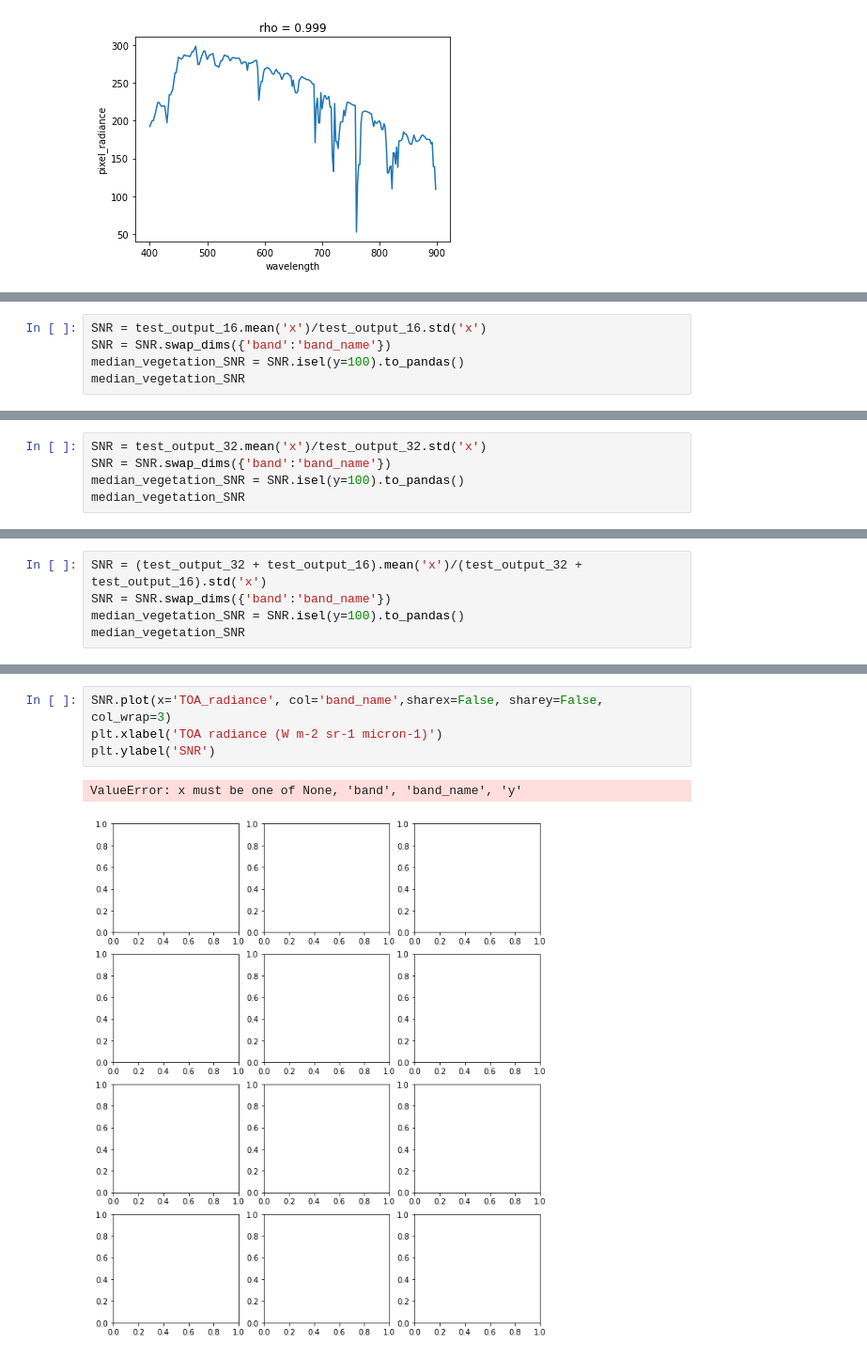
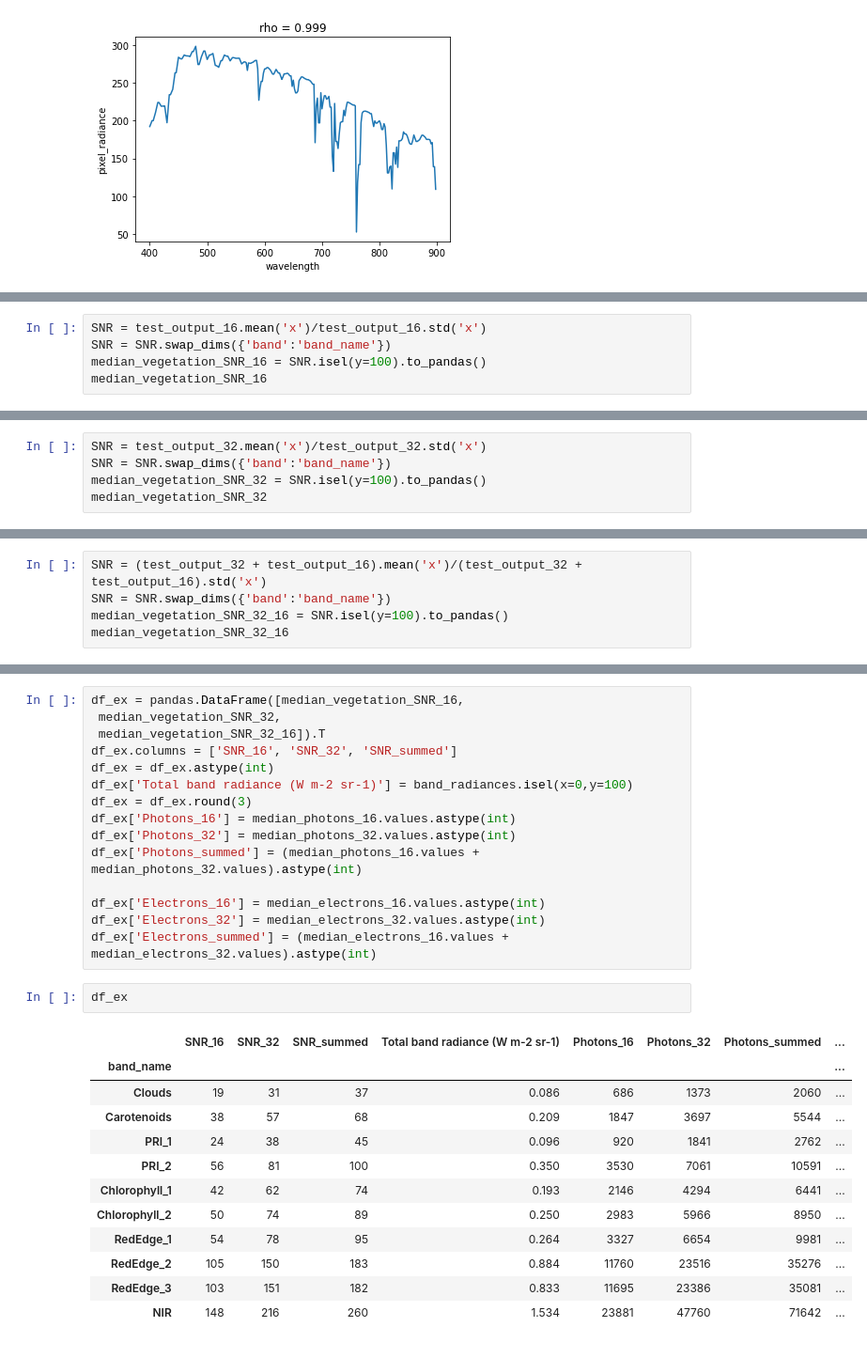
Before and after one commit to joe-fennell/pyeosim, a Jupyter notebook: 3_SNR.ipynb, the cells around one changed output, grey strips where cells are left out. Shown at 94% size. Saved outputs shown, nothing was run; the diff lists cells and outputs as text.

Commit message:
updated methodology in report and corrected errors in code

```diff
--- a/3_SNR.ipynb
+++ b/3_SNR.ipynb
@@ -72,7 +110,7 @@ test_output_32.isel(band=8).plot()
 # %%
 SNR = test_output_16.mean('x')/test_output_16.std('x')
 SNR = SNR.swap_dims({'band':'band_name'})
-median_vegetation_SNR = SNR.isel(y=100).to_pandas()
-median_vegetation_SNR
+median_vegetation_SNR_16 = SNR.isel(y=100).to_pandas()
+median_vegetation_SNR_16
 # %% [output]
 band_name
@@ -90,7 +128,7 @@ dtype: float64
 # %%
 SNR = test_output_32.mean('x')/test_output_32.std('x')
 SNR = SNR.swap_dims({'band':'band_name'})
-median_vegetation_SNR = SNR.isel(y=100).to_pandas()
-median_vegetation_SNR
+median_vegetation_SNR_32 = SNR.isel(y=100).to_pandas()
+median_vegetation_SNR_32
 # %% [output]
 band_name
@@ -108,7 +146,7 @@ dtype: float64
 # %%
 SNR = (test_output_32 + test_output_16).mean('x')/(test_output_32 + test_output_16).std('x')
 SNR = SNR.swap_dims({'band':'band_name'})
-median_vegetation_SNR = SNR.isel(y=100).to_pandas()
-median_vegetation_SNR
+median_vegetation_SNR_32_16 = SNR.isel(y=100).to_pandas()
+median_vegetation_SNR_32_16
 # %% [output]
 band_name
@@ -158,7 +164,30 @@ Coordinates:
-# %%
-SNR.plot(x='TOA_radiance', col='band_name',sharex=False, sharey=False, col_wrap=3)
-plt.xlabel('TOA radiance (W m-2 sr-1 micron-1)')
-plt.ylabel('SNR')
-# %% [output]
-ValueError: x must be one of None, 'band', 'band_name', 'y'
-[figure, removed]
+# %%
+df_ex = pandas.DataFrame([median_vegetation_SNR_16,
+ median_vegetation_SNR_32,
+ median_vegetation_SNR_32_16]).T
+df_ex.columns = ['SNR_16', 'SNR_32', 'SNR_summed']
+df_ex = df_ex.astype(int)
+df_ex['Total band radiance (W m-2 sr-1)'] = band_radiances.isel(x=0,y=100)
+df_ex = df_ex.round(3)
+df_ex['Photons_16'] = median_photons_16.values.astype(int)
+df_ex['Photons_32'] = median_photons_32.values.astype(int)
+df_ex['Photons_summed'] = (median_photons_16.values + median_photons_32.values).astype(int)
+
+df_ex['Electrons_16'] = median_electrons_16.values.astype(int)
+df_ex['Electrons_32'] = median_electrons_32.values.astype(int)
+df_ex['Electrons_summed'] = (median_electrons_16.values + median_electrons_32.values).astype(int)
+# %%
+df_ex
+# %% [output]
+|  | SNR_16 | SNR_32 | SNR_summed | Total band radiance (W m-2 sr-1) | Photons_16 | Photons_32 | Photons_summed | ... |
+| band_name |  |  |  |  |  |  |  | ... |
+| Clouds | 19 | 31 | 37 | 0.086 | 686 | 1373 | 2060 | ... |
+| Carotenoids | 38 | 57 | 68 | 0.209 | 1847 | 3697 | 5544 | ... |
+| PRI_1 | 24 | 38 | 45 | 0.096 | 920 | 1841 | 2762 | ... |
+| PRI_2 | 56 | 81 | 100 | 0.350 | 3530 | 7061 | 10591 | ... |
+| Chlorophyll_1 | 42 | 62 | 74 | 0.193 | 2146 | 4294 | 6441 | ... |
+| Chlorophyll_2 | 50 | 74 | 89 | 0.250 | 2983 | 5966 | 8950 | ... |
+| RedEdge_1 | 54 | 78 | 95 | 0.264 | 3327 | 6654 | 9981 | ... |
+| RedEdge_2 | 105 | 150 | 183 | 0.884 | 11760 | 23516 | 35276 | ... |
+| RedEdge_3 | 103 | 151 | 182 | 0.833 | 11695 | 23386 | 35081 | ... |
+| NIR | 148 | 216 | 260 | 1.534 | 23881 | 47760 | 71642 | ... |
```
Also changed, not shown: parts of 17 cells of this notebook, 13 other files.
